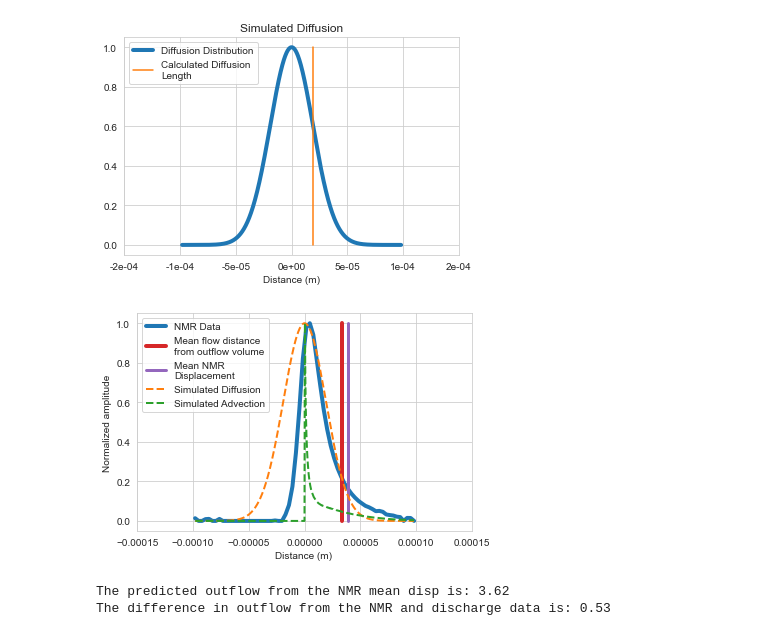
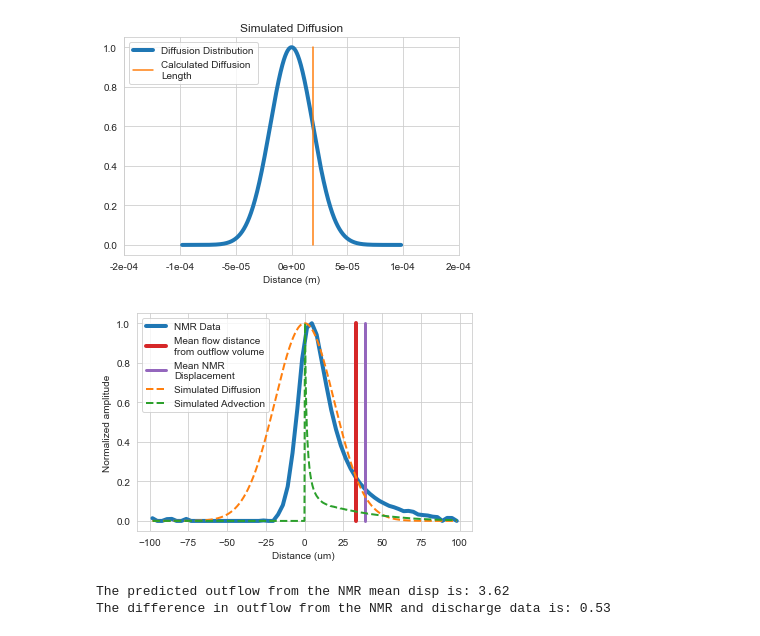
Before and after one commit to akkendrick/LABMOPS, a Jupyter notebook: plotSimData.ipynb, the cells around one changed output. Cells and saved outputs as stored; diff of their text form; code cells hidden in the pictures.

Commit message:
Fixing units and distribution calc

```diff
--- a/plotSimData.ipynb
+++ b/plotSimData.ipynb
@@ -405,30 +405,32 @@ fig.savefig(figStr, dpi=300, facecolor='w', edgecolor='w')
 # %%
 fig, ax = plt.subplots()
 
 nPts = np.shape(NMRDispScale)
 #testSpace = np.linspace(-0.0001,0.0001,num=nPts[0])
-ax.plot(testScale,NMRDispNorm, lw=4,  label='NMR Data')
+ax.plot(testScale*10**6,NMRDispNorm, lw=4,  label='NMR Data')
 #ax.plot(NMRDispScale,NMRDispNorm, lw=4,  label='NMR Data')
 #ax.hist(diffusionCounts,bins=bins[:-1])
 
 # Plot estimated mean flow distance given measured outflow
-ax.plot([dMeanCalc,dMeanCalc],[0,1],lw=4,color='tab:red',label='Mean flow distance \nfrom outflow volume')
-ax.plot([NMRmeanDisp,NMRmeanDisp],[0,1],lw=3,color='tab:purple',label='Mean NMR \nDisplacement')
-ax.plot(diffusionDistVector,diffusionDistNorm,'--', lw=2,  label='Simulated Diffusion')
-ax.plot(displacementBinsScaled[1:],simulatedDisplacementCounts,'--',lw=2,label='Simulated Advection')
+ax.plot([dMeanCalc*10**6,dMeanCalc*10**6],[0,1],lw=4,color='tab:red',label='Mean flow distance \nfrom outflow volume')
+ax.plot([NMRmeanDisp*10**6,NMRmeanDisp*10**6],[0,1],lw=3,color='tab:purple',label='Mean NMR \nDisplacement')
+ax.plot(diffusionDistVector*10**6,diffusionDistNorm,'--', lw=2,  label='Simulated Diffusion')
+ax.plot(displacementBinsScaled[1:]*10**6,simulatedDisplacementCounts,'--',lw=2,label='Simulated Advection')
 
 #ax.bar(bins[:-1],diffusionCounts,width=3e-6,alpha=0.5,label='Calculated Diffusion')
 #bar(bins[:-1],simulatedDisplacementCounts,width=3e-6,alpha=0.5,label="Simulated \nScaled Advection")
 
-ax.set_xlabel("Distance (m) ")
+ax.set_xlabel("Distance (um) ")
 ax.set_ylabel("Normalized amplitude")
 ax.legend(loc=2)
 ax.grid(True)
-ax.set_xlim(-1.5e-4, 1.5e-4)
+#ax.set_xlim(-1.5e-4, 1.5e-4)
+#ax.xaxis.set_major_formatter(ticker.FormatStrFormatter('%0.0e'))
+
 figStr = 'allSimDisp.png'
 fig.savefig(figStr, dpi=300, facecolor='w', edgecolor='w')
 # %% [output]
-[figure, old version]
+[figure, new version]
 # %%
 # Calculate outflow from NMR data
 ZEOXporosity = 0.62 #measured from helium porosimeter
```
Also changed, not shown: parts of 2 cells of this notebook.
